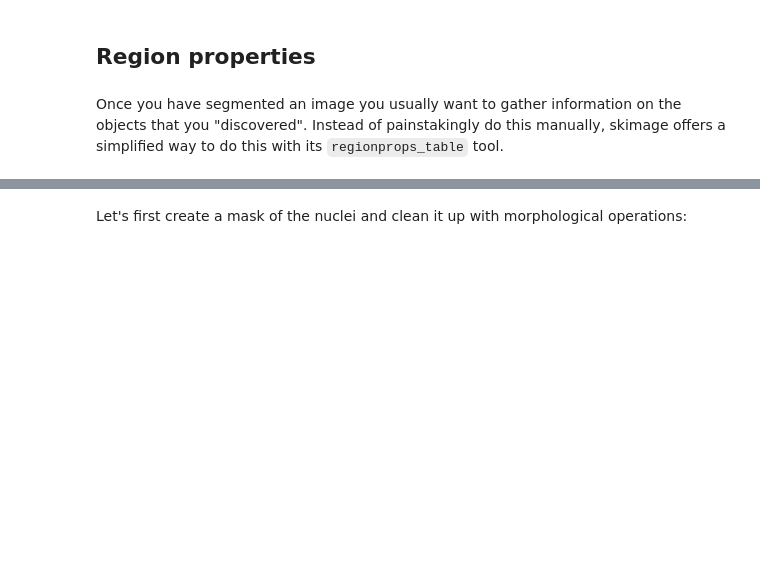
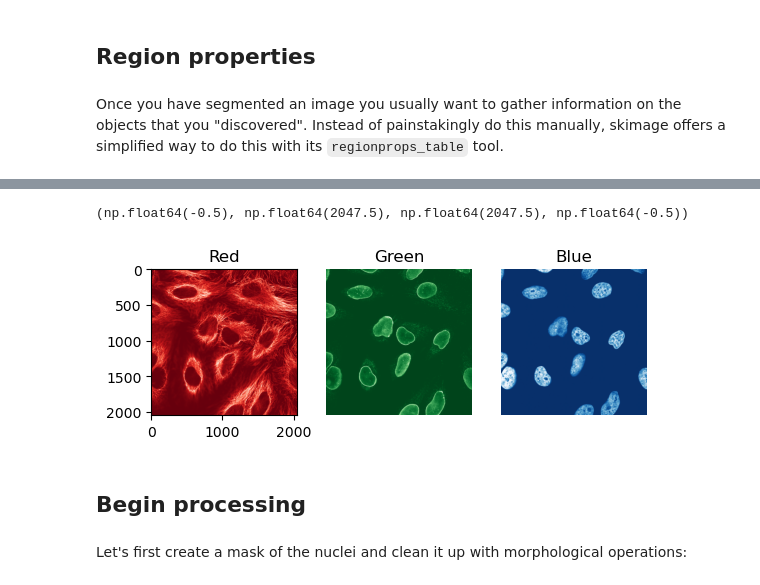
Before and after one commit to Euro-BioImaging/evolve-python-hybrid-course, a Jupyter notebook: Day_2_June_24/Jupyter_Notebooks/04_feature_extraction.ipynb, the cells around one changed output, grey strips where cells are left out. Cells and saved outputs as stored; diff of their text form; code cells hidden in the pictures; blank space fills up the shorter version.

```diff
--- a/Day_2_June_24/Jupyter_Notebooks/04_feature_extraction.ipynb
+++ b/Day_2_June_24/Jupyter_Notebooks/04_feature_extraction.ipynb
@@ -17,3 +34,18 @@ import stackview
+# %%
+fig, (ax1, ax2, ax3) = plt.subplots(1, 3)
+ax1.imshow(image_stack[:,:,0], cmap='Reds_r')
+ax1.set_title('Red')
+ax2.imshow(image_stack[:,:,1], cmap='Greens_r')
+ax2.set_title('Green')
+ax2.axis('off')
+ax3.imshow(image_stack[:,:,2], cmap='Blues_r')
+ax3.set_title('Blue')
+ax3.axis('off')
+# %% [output]
+(np.float64(-0.5), np.float64(2047.5), np.float64(2047.5), np.float64(-0.5))
+[figure, added]
+# %% [markdown]
+## Begin processing
 # %% [markdown]
 Let's first create a mask of the nuclei and clean it up with morphological operations:
 # %%
```
Also changed, not shown: parts of 81 cells of this notebook, 9 other files.
